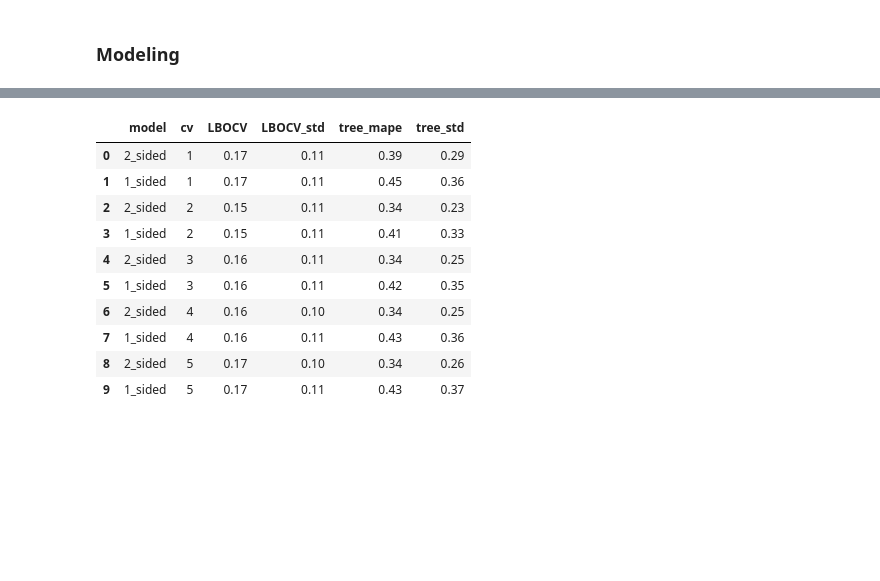
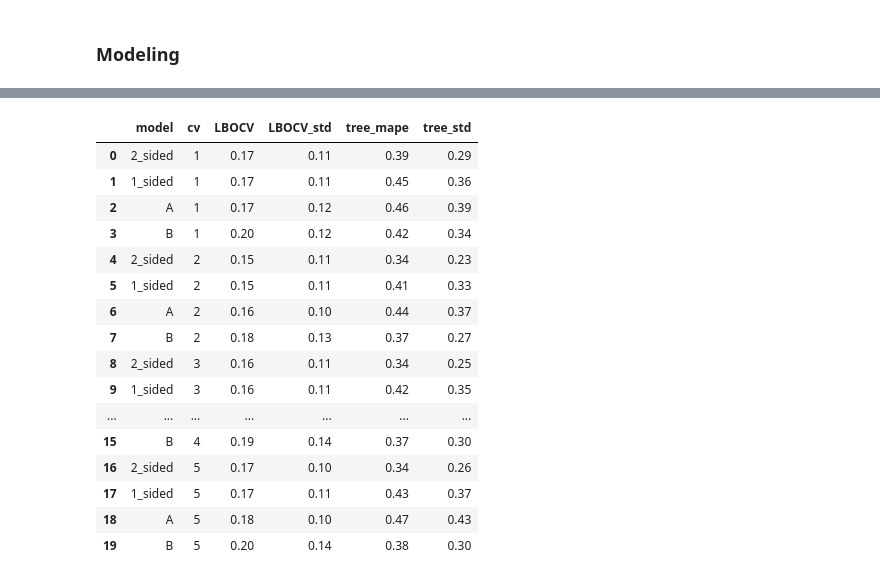
Before and after one commit to FruitSpec/fsCounter, a Jupyter notebook: vision/tools/jupyter_notebooks/2 side cv.ipynb, the cells around one changed output, grey strips where cells are left out. Cells and saved outputs as stored; diff of their text form; code cells hidden in the pictures; blank space fills up the shorter version.

```diff
--- a/vision/tools/jupyter_notebooks/2 side cv.ipynb
+++ b/vision/tools/jupyter_notebooks/2 side cv.ipynb
@@ -214,6 +232,8 @@ pd.DataFrame({"t-statistic": stat, "pvalue": pv}, index = cv_F_cols)
 ### Load data
 # %%
 df_f_org = grouped_trees.reset_index(drop=True)
+# %%
+df_f_org = df_f[df_f["side"]==2].reset_index(drop=True)
 # %%
 cv_cols = [f"cv{i}" for i in range(1,6)]
 cv_F_cols = [f"{col}/F" for col in cv_cols]
@@ -369,18 +389,36 @@ include_interaction=True
 for include_fruits in [True, False]:
     for include_interaction in [True, False]:
         for cv in range(1,6):
+            # 2 sided
             df = grouped_trees.reset_index(drop=True).copy()
             gr_res, ge_std, tree_res, tree_std, preds = get_model_res(df, cv, include_fruits, include_interaction)
             res = {"model": "2_sided", "cv": cv,
                    "LBOCV": gr_res, "LBOCV_std": ge_std, "tree_mape": tree_res, "tree_std": tree_std,
                   "include_fruits": include_fruits, "include_interaction": include_interaction}
             results_list.append(res)
+            # 1 side 2 trees
             df = df_f.reset_index(drop=True).copy()
             gr_res, ge_std, tree_res, tree_std, preds = get_model_res(df, cv, include_fruits, include_interaction)
             res = {"model": "1_sided", "cv": cv,
                    "LBOCV": gr_res, "LBOCV_std": ge_std, "tree_mape": tree_res, "tree_std": tree_std,
                   "include_fruits": include_fruits, "include_interaction": include_interaction}
             results_list.append(res)
+
+            #side A only
+            df = df_f[df_f["side"] == 1].reset_index(drop=True).copy()
+            gr_res, ge_std, tree_res, tree_std, preds = get_model_res(df, cv, include_fruits, include_interaction)
+            res = {"model": "A", "cv": cv,
+                   "LBOCV": gr_res, "LBOCV_std": ge_std, "tree_mape": tree_res, "tree_std": tree_std,
+                  "include_fruits": include_fruits, "include_interaction": include_interaction}
+            results_list.append(res)
+
+            #side B only
+            df = df_f[df_f["side"] == 2].reset_index(drop=True).copy()
+            gr_res, ge_std, tree_res, tree_std, preds = get_model_res(df, cv, include_fruits, include_interaction)
+            res = {"model": "B", "cv": cv,
+                   "LBOCV": gr_res, "LBOCV_std": ge_std, "tree_mape": tree_res, "tree_std": tree_std,
+                  "include_fruits": include_fruits, "include_interaction": include_interaction}
+            results_list.append(res)
 summary_res = pd.DataFrame(results_list)
 summary_res
 # %% [output]
@@ -421,17 +459,23 @@ true: 2472.0,    pred: 2551.1218800926854. (3.20 %) (DWDBLE34)
 # %%
-summary_res.iloc[:10, :-2].round(2)
+summary_res.iloc[:20, :-2].round(2)
 # %% [output]
 |  | model | cv | LBOCV | LBOCV_std | tree_mape | tree_std |
 | 0 | 2_sided | 1 | 0.17 | 0.11 | 0.39 | 0.29 |
 | 1 | 1_sided | 1 | 0.17 | 0.11 | 0.45 | 0.36 |
-| 2 | 2_sided | 2 | 0.15 | 0.11 | 0.34 | 0.23 |
-| 3 | 1_sided | 2 | 0.15 | 0.11 | 0.41 | 0.33 |
-| 4 | 2_sided | 3 | 0.16 | 0.11 | 0.34 | 0.25 |
-| 5 | 1_sided | 3 | 0.16 | 0.11 | 0.42 | 0.35 |
-| 6 | 2_sided | 4 | 0.16 | 0.10 | 0.34 | 0.25 |
-| 7 | 1_sided | 4 | 0.16 | 0.11 | 0.43 | 0.36 |
-| 8 | 2_sided | 5 | 0.17 | 0.10 | 0.34 | 0.26 |
-| 9 | 1_sided | 5 | 0.17 | 0.11 | 0.43 | 0.37 |
+| 2 | A | 1 | 0.17 | 0.12 | 0.46 | 0.39 |
+| 3 | B | 1 | 0.20 | 0.12 | 0.42 | 0.34 |
+| 4 | 2_sided | 2 | 0.15 | 0.11 | 0.34 | 0.23 |
+| 5 | 1_sided | 2 | 0.15 | 0.11 | 0.41 | 0.33 |
+| 6 | A | 2 | 0.16 | 0.10 | 0.44 | 0.37 |
+| 7 | B | 2 | 0.18 | 0.13 | 0.37 | 0.27 |
+| 8 | 2_sided | 3 | 0.16 | 0.11 | 0.34 | 0.25 |
+| 9 | 1_sided | 3 | 0.16 | 0.11 | 0.42 | 0.35 |
+| ... | ... | ... | ... | ... | ... | ... |
+| 15 | B | 4 | 0.19 | 0.14 | 0.37 | 0.30 |
+| 16 | 2_sided | 5 | 0.17 | 0.10 | 0.34 | 0.26 |
+| 17 | 1_sided | 5 | 0.17 | 0.11 | 0.43 | 0.37 |
+| 18 | A | 5 | 0.18 | 0.10 | 0.47 | 0.43 |
+| 19 | B | 5 | 0.20 | 0.14 | 0.38 | 0.30 |
 # %%
 # cv = 1
 # df = grouped_trees.copy()
```
Also changed, not shown: parts of 7 cells of this notebook, 11 other files.
